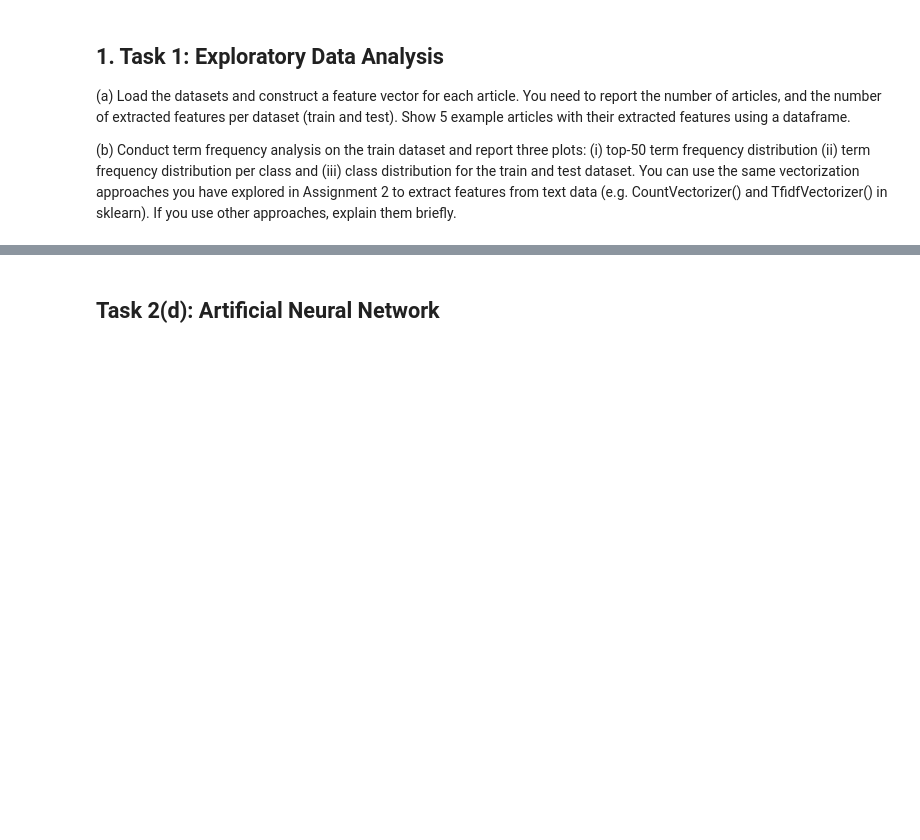
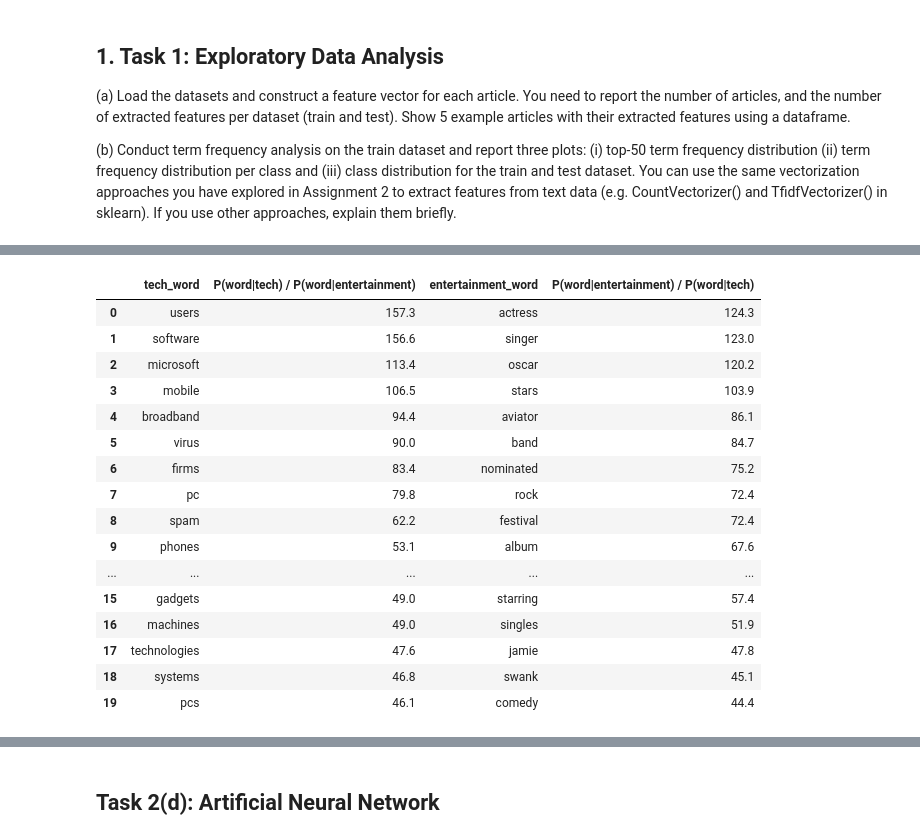
Before and after one commit to WilliamTayNZ/cs361-assignment-3, a Jupyter notebook: A3_Group_27.ipynb, the cells around one changed output, grey strips where cells are left out. Cells and saved outputs as stored; diff of their text form; code cells hidden in the pictures; blank space fills up the shorter version.

```diff
--- a/A3_Group_27.ipynb
+++ b/A3_Group_27.ipynb
@@ -48,0 +83,15 @@ y_train = train_df['Category']
+# %%
+class_labels = nb_model.classes_
+log_probabilities = nb_model.feature_log_prob_
+
+top_n = 20
+
+# Get the 20 words with the highest log probability within each class
+top_words_by_class = {}
+
+for class_index, class_label in enumerate(class_labels):
+    top_indices = np.argsort(log_probabilities[class_index])[::-1][:top_n]
+    top_words_by_class[class_label] = nb_feature_names[top_indices]
+
+top_words_df = pd.DataFrame(top_words_by_class)
+display(top_words_df)
@@ -48,0 +126,39 @@ y_train = train_df['Category']
+# %%
+tech_index = np.where(class_labels == "tech")[0][0]
+entertainment_index = np.where(class_labels == "entertainment")[0][0]
+
+# Compare how strongly each word is associated with tech versus entertainment.
+# A high ratio means the word is much more common in tech articles than entertainment articles.
+log_ratio = log_probabilities[tech_index] - log_probabilities[entertainment_index]
+ratio = np.exp(log_ratio)
+
+top_tech_word_indices = np.argsort(log_ratio)[::-1][:20]
+top_entertainment_word_indices = np.argsort(log_ratio)[:20]
+
+# Show the most discriminative words for tech on the left, and entertainment on the right.
+discriminative_words_df = pd.DataFrame({
+    "tech_word": nb_feature_names[top_tech_word_indices],
+    "P(word|tech) / P(word|entertainment)": ratio[top_tech_word_indices].round(1),
+    "entertainment_word": nb_feature_names[top_entertainment_word_indices],
+    "P(word|entertainment) / P(word|tech)": (1 / ratio[top_entertainment_word_indices]).round(1)
+})
+
+display(discriminative_words_df)
+# %% [output]
+|  | tech_word | P(word|tech) / P(word|entertainment) | entertainment_word | P(word|entertainment) / P(word|tech) |
+| 0 | users | 157.3 | actress | 124.3 |
+| 1 | software | 156.6 | singer | 123.0 |
+| 2 | microsoft | 113.4 | oscar | 120.2 |
+| 3 | mobile | 106.5 | stars | 103.9 |
+| 4 | broadband | 94.4 | aviator | 86.1 |
+| 5 | virus | 90.0 | band | 84.7 |
+| 6 | firms | 83.4 | nominated | 75.2 |
+| 7 | pc | 79.8 | rock | 72.4 |
+| 8 | spam | 62.2 | festival | 72.4 |
+| 9 | phones | 53.1 | album | 67.6 |
+| ... | ... | ... | ... | ... |
+| 15 | gadgets | 49.0 | starring | 57.4 |
+| 16 | machines | 49.0 | singles | 51.9 |
+| 17 | technologies | 47.6 | jamie | 47.8 |
+| 18 | systems | 46.8 | swank | 45.1 |
+| 19 | pcs | 46.1 | comedy | 44.4 |
```
Also changed, not shown: parts of 20 cells of this notebook.
